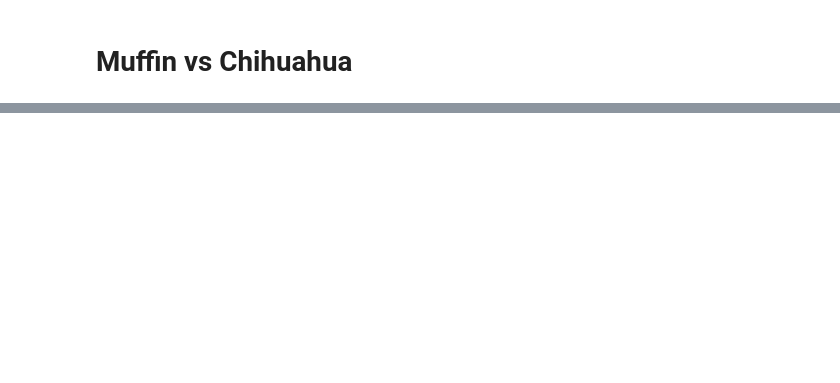
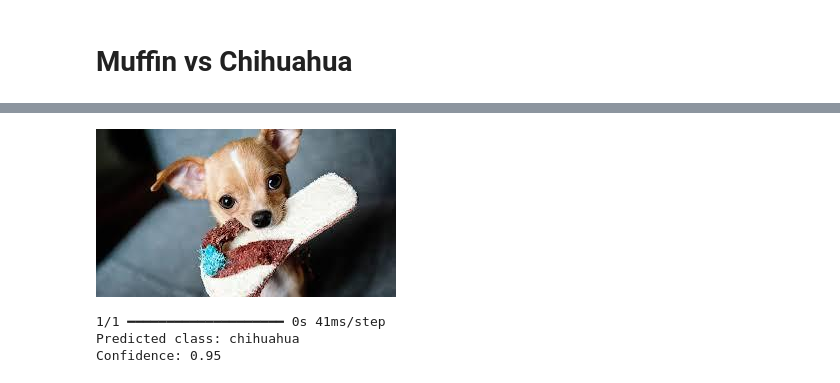
Before and after one commit to poacosta/jupyter-notebooks, a Jupyter notebook: Muffin vs Chihuahua.ipynb, the cells around one changed output, grey strips where cells are left out. Cells and saved outputs as stored; diff of their text form; code cells hidden in the pictures; blank space fills up the shorter version.

```diff
--- a/Muffin vs Chihuahua.ipynb
+++ b/Muffin vs Chihuahua.ipynb
@@ -134,0 +227,7 @@ Confidence: 0.48
+# %%
+predicted_class_2, confidence_2 = display_and_predict('pictures/2.jpg', model, class_labels)
+# %% [output]
+[figure, added]
+1/1 ━━━━━━━━━━━━━━━━━━━━ 0s 41ms/step
+Predicted class: chihuahua
+Confidence: 0.95
```
Also changed, not shown: parts of 30 cells of this notebook.
